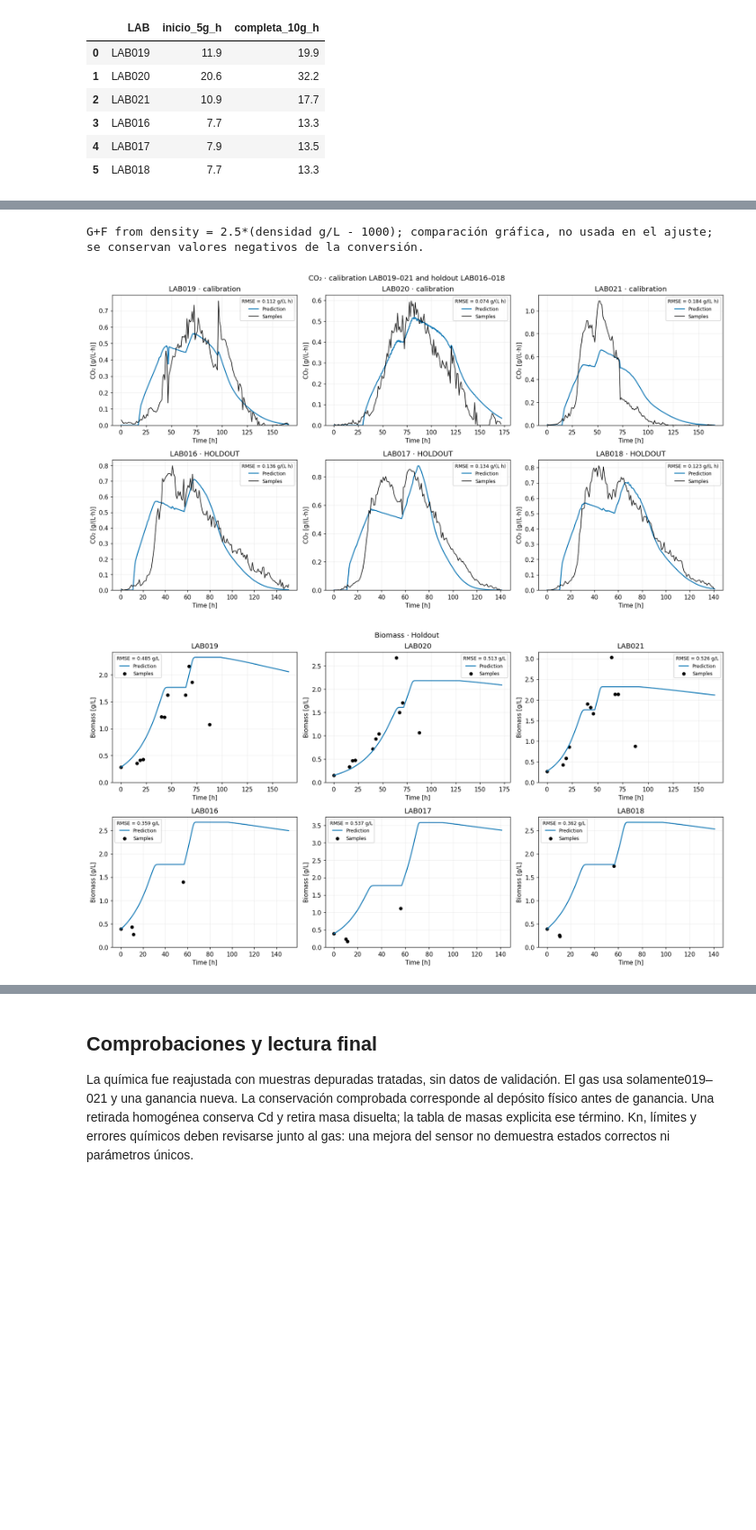
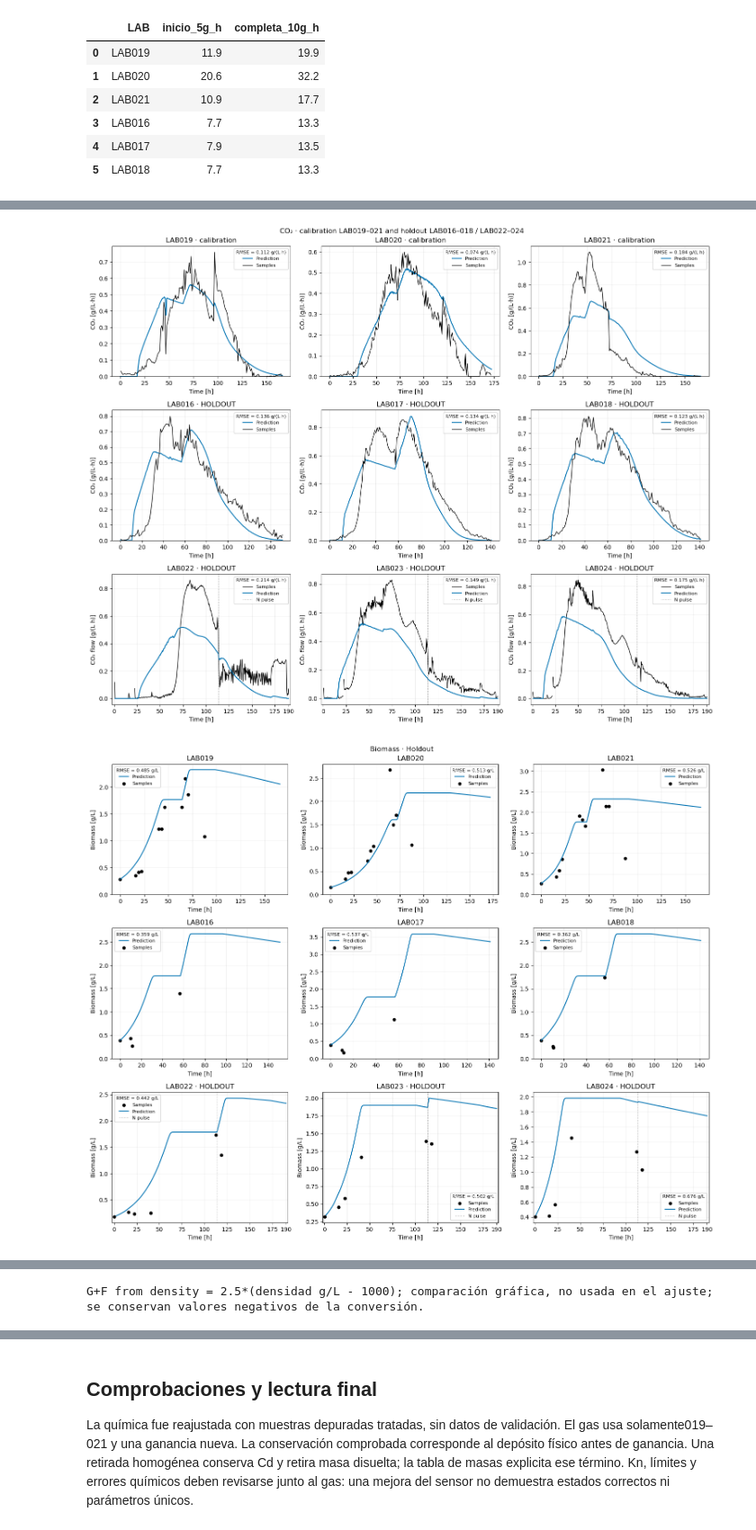
Before and after one commit to crodv/wine-fermentation, a Jupyter notebook: notebooks/16_zenteno_recalibration_legacy_treatment_variable_solubility.executed.ipynb, the cells around one changed output, grey strips where cells are left out. Shown at 90% size. Cells and saved outputs as stored; diff of their text form; code cells hidden in the pictures; blank space fills up the shorter version.

Commit message:
se agregaron graficos de lab022-024 a las figuras de holdout de notebooks 16 y 17

```diff
--- a/notebooks/16_zenteno_recalibration_legacy_treatment_variable_solubility.executed.ipynb
+++ b/notebooks/16_zenteno_recalibration_legacy_treatment_variable_solubility.executed.ipynb
@@ -433,15 +632,68 @@ GAS_CHECKS_JSON [{"LAB": "LAB019", "role": "Calibration", "RMSE": 0.112240198354
 # %%
-fig,axs=plt.subplots(2,3,figsize=(15,8))
-for ax,lab in zip(axs.flat,LABS):
+panels = [
+    ("X", "Biomass", "g/L", holdout_biomass, "X_g_L", 1.),
+    ("N", "YAN", "mg N/L", holdout_chemistry, "YAN for plot", 1000.),
+]
+if not HOLDOUT_SINGLE:
+    panels.extend([
+        ("G", "Glucose", "g/L", holdout_chemistry, "GLUCOSE-320", 1.),
+        ("F", "Fructose", "g/L", holdout_chemistry, "Fructose (derived)", 1.),
+    ])
+panels.extend([
+    ("S" if HOLDOUT_SINGLE else "GF", "Total sugar", "g/L", holdout_chemistry, "GLU-FRU-320", 1.),
+    ("E", "Ethanol", "g/L", None, None, 1.),
+    ("Cd", "Dissolved CO₂", "g/L", None, None, 1.),
+    ("CO2", "CO₂ flow · 30-min mean", "g/(L h)", None, None, 1.),
+])
+holdout_metrics = []
+holdout_panels = {panel[0]: panel[1:] for panel in panels}
+
+
+def draw_lab022_024_row(axes, state):
+    title, unit, sample_frame, column, factor = holdout_panels[state]
+    for ax, lab in zip(axes, holdout_labs):
+        errors = np.array([])
+        if state == "CO2":
+            prediction = holdout_mean_gas[lab]
+            observed = holdout_flow[lab]
+            ax.plot(observed.index, observed, color="black", lw=1, label="Samples")
+            errors = (prediction - observed).dropna().to_numpy()
+        elif state == "Cd":
+            prediction = holdout_gas[lab]["Cd"]
+        else:
+            prediction = holdout_plot[lab][state] * factor
+            if sample_frame is not None:
+                samples = sample_frame.loc[sample_frame["lab"].eq(lab)].dropna(subset=[column])
+                ax.scatter(samples["hours"], samples[column], c="black", s=23, label="Samples", zorder=5)
+                evaluation = samples.loc[samples["sample"].ne("01")]
+                at_sample = holdout_kinetic[lab].loc[evaluation["hours"].to_numpy(), state].to_numpy()
+                errors = at_sample * factor - evaluation[column].to_numpy()
+        ax.plot(prediction.index, prediction, c="#0072B2", lw=1.5, label="S model" if HOLDOUT_SINGLE else "Prediction")
+        ax.axvline(holdout_nutrition[lab], c="gray", ls=":", lw=.8, label="N pulse")
+        legend_title = None
+        if len(errors):
+            rmse = np.sqrt(np.mean(errors**2))
+            holdout_metrics.append({"LAB": lab, "Variable": title, "n": len(errors), "RMSE": rmse, "Unit": unit})
+            legend_title = f"RMSE = {rmse:.3f} {unit}"
+        ax.set(title=f"{lab} · HOLDOUT", xlabel="Time [h]", xlim=(-2, holdout_horizon + 2),
+               xticks=[0, 25, 50, 75, 100, 125, 150, 175, 190])
+        ax.grid(alpha=.2)
+        ax.set_ylabel(f"{title.split(chr(183))[0].strip()} [{unit}]")
+        ax._rmse_text = legend_title
+
+
+fig,axs=plt.subplots(3,3,figsize=(15,12))
+for ax,lab in zip(axs[:2].flat,LABS):
  f=curves[lab];m=f.index<=v.horizons[lab];o=obs[lab]
  ax._rmse_text=f"RMSE = {float(metrics.loc[metrics.LAB.eq(lab),'RMSE'].iloc[0]):.3f} g/(L h)"
  ax.plot(f.index[m],f.qpred[m],label='Prediction',c='#0072B2');ax.plot(o.time_h,o.co2_raw_g_l_h,c='black',lw=1,label='Samples')
  ax.set(title=lab+(' · calibration' if lab in TRAIN else ' · HOLDOUT'),xlabel='Time [h]',ylabel='CO₂ [g/(L·h)]',ylim=(0,None));ax.grid(alpha=.2)
-fig.suptitle('CO₂ · calibration LAB019–021 and holdout LAB016–018',y=.99);fig.tight_layout(pad=.7,h_pad=1.2,w_pad=.9);[legend_inside(ax) for ax in axs.flat];assert not fig.legends;plt.show()
+draw_lab022_024_row(axs[-1], 'CO2')
+fig.suptitle('CO₂ · calibration LAB019–021 and holdout LAB016–018 / LAB022–024',y=.99);fig.tight_layout(pad=.7,h_pad=1.2,w_pad=.9);[legend_inside(ax) for ax in axs.flat];assert not fig.legends;plt.show()
 chemmetrics=[]
 for s,title,scale in [('X','Biomass',1),('N','YAN',1000),('G','Glucose',1),('F','Fructose',1),('GF','Glucose + fructose',1),('E','Ethanol',1)]:
- fig,axs=plt.subplots(2,3,figsize=(15,8));items={}
- for ax,lab in zip(axs.flat,LABS):
+ fig,axs=plt.subplots(3,3,figsize=(15,12));items={}
+ for ax,lab in zip(axs[:2].flat,LABS):
   f=with_jumps(cores[lab]);m=f.index<=v.horizons[lab];ax.plot(f.index[m],f[s][m]*scale,c='#0072B2',label='Prediction')
   if lab in TRAIN:
    z=chemical_observations(v.chem,lab,s);tt=z.t_h.to_numpy();yy=z[CHEMICAL_COLUMNS[s]].to_numpy();label='G+F' if s=='GF' else 'Samples'
@@ -456,35 +708,39 @@ for s,title,scale in [('X','Biomass',1),('N','YAN',1000),('G','Glucose',1),('F',
     noninitial=~np.isclose(tt,0.)
     ax.scatter(tt[noninitial],yy[noninitial]*scale,c='black',s=23,label=label)
   if s!='GF' or lab in TRAIN:
    initial_value=(batches[lab].initials['G']+batches[lab].initials['F']) if s=='GF' else batches[lab].initials[s]
    initial_point=ax.scatter([0.],[initial_value*scale],c='black',s=23,label='G+F' if s=='GF' else 'Samples')
    assert np.allclose(initial_point.get_offsets(),[[0.,initial_value*scale]])
   if not len(tt):ax.text(.97,.9,'No post-initial samples',ha='right',transform=ax.transAxes,fontsize=9)
   score=(tt>0)&(tt<=v.horizons[lab])
   if score.any():
    e=(np.interp(tt[score],f.index,f[s])-yy[score])*scale;chemmetrics.append(dict(LAB=lab,variable=s,n=score.sum(),RMSE=np.sqrt(np.mean(e*e))))
    reference='RMSE (density)' if s=='GF' and lab not in TRAIN else 'RMSE'
    ax._rmse_text=f"{reference} = {np.sqrt(np.mean(e*e)):.3f} {'mg/L' if s=='N' else 'g/L'}"
   if s=='GF':
    zd=v.density.loc[v.density.lab.eq(lab)].dropna(subset=['t_h','density_g_l'])
    if lab in TRAIN:
     ax.scatter(zd.t_h,2.5*(zd.density_g_l-1000),marker='D',facecolors='none',edgecolors='#D55E00',s=32,label='G+F from density')
   if s=='N':
    for t,d in batches[lab].pulses['N']:ax.axvline(t,c='gray',ls=':',lw=.8,label='N pulse')
   ax.set(title=lab,xlabel='Time [h]',ylabel=title+(' [mg/L]' if s=='N' else ' [g/L]'),ylim=(0,None));ax.grid(alpha=.2)
   if s=='GF':
    ax.set_ylim(bottom=min(0.,float((2.5*(zd.density_g_l-1000)).min())*1.15));ax.axhline(0,c='gray',lw=.6)
   for h,l in zip(*ax.get_legend_handles_labels()):items[l]=h
  expected={'Prediction','G+F','G+F from density'} if s=='GF' else {'Prediction','Samples'}|({'N pulse'} if s=='N' else set());assert set(items)==expected
+ draw_lab022_024_row(axs[-1],s)
  fig.suptitle(title+' · Holdout',y=.99);fig.tight_layout(pad=.7,h_pad=1.2,w_pad=.9);[legend_inside(ax) for ax in axs.flat];assert not fig.legends;plt.show()
 display(pd.DataFrame(chemmetrics))
 display(v.density.dropna(subset=['t_h','density_g_l']).groupby('lab').agg(n_mediciones=('density_g_l','size')))
 print('G+F from density = 2.5*(densidad g/L - 1000); comparación gráfica, no usada en el ajuste; se conservan valores negativos de la conversión.')
-fig,axs=plt.subplots(2,3,figsize=(15,7))
-for ax,lab in zip(axs.flat,LABS):
+fig,axs=plt.subplots(3,3,figsize=(15,11))
+for ax,lab in zip(axs[:2].flat,LABS):
  f=curves[lab];m=f.index<=v.horizons[lab];ax.plot(f.index[m],f.Cd[m],label='Cd');ax.plot(f.index[m],f.Csat[m],c='gray',ls=':',label='Equilibrium CO₂');ax.set(title=lab,xlabel='Time [h]',ylabel='Dissolved CO₂ [g/L]');ax.grid(alpha=.2)
+draw_lab022_024_row(axs[-1], 'Cd')
 fig.suptitle('Internal CO₂ inventory · not measured',y=.99);fig.tight_layout(pad=.7,h_pad=1.2,w_pad=.9);[legend_inside(ax) for ax in axs.flat];assert not fig.legends;plt.show()
+
+
+display(pd.DataFrame(holdout_metrics).pivot(index=["Variable", "Unit"], columns="LAB", values="RMSE").round(4))
 # %% [output]
-G+F from density = 2.5*(densidad g/L - 1000); comparación gráfica, no usada en el ajuste; se conservan valores negativos de la conversión.
-[figure, old version]
+[figure, new version]
-[figure, old version]
+[figure, new version]
@@ -518,3 +774,4 @@ G+F from density = 2.5*(densidad g/L - 1000); comparación gráfica, no usada en
 | LAB019 | 12 |
 | LAB020 | 12 |
 | LAB021 | 12 |
+G+F from density = 2.5*(densidad g/L - 1000); comparación gráfica, no usada en el ajuste; se conservan valores negativos de la conversión.
```
Also changed, not shown: parts of 8 cells of this notebook, 3 other files.
